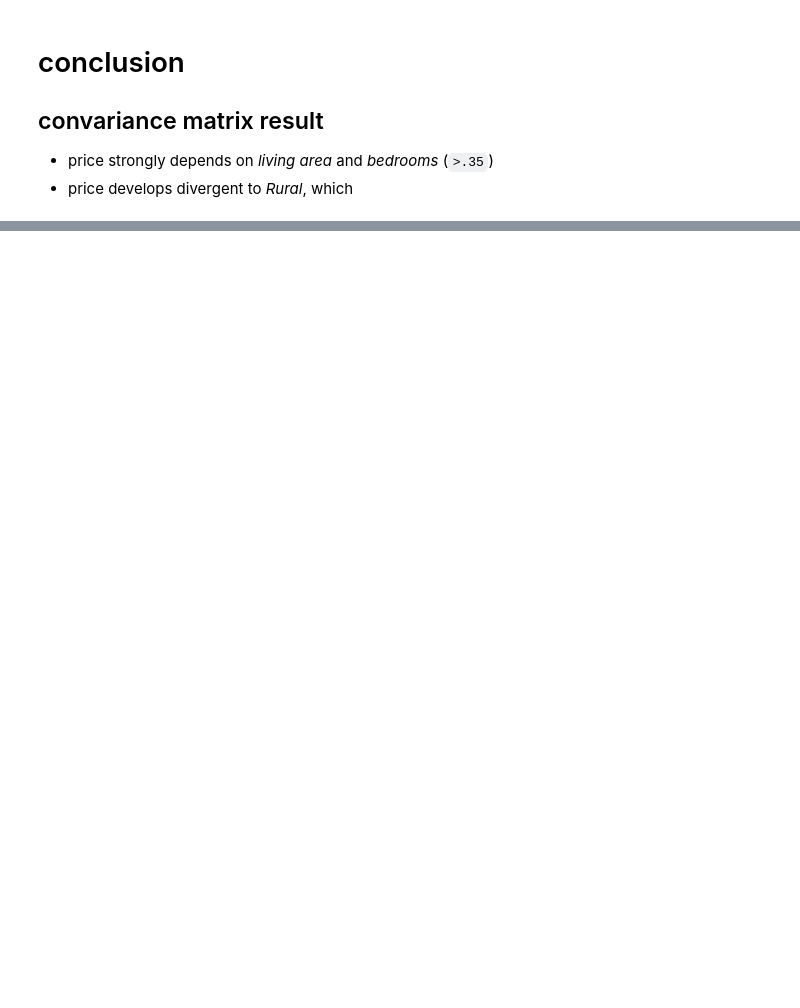
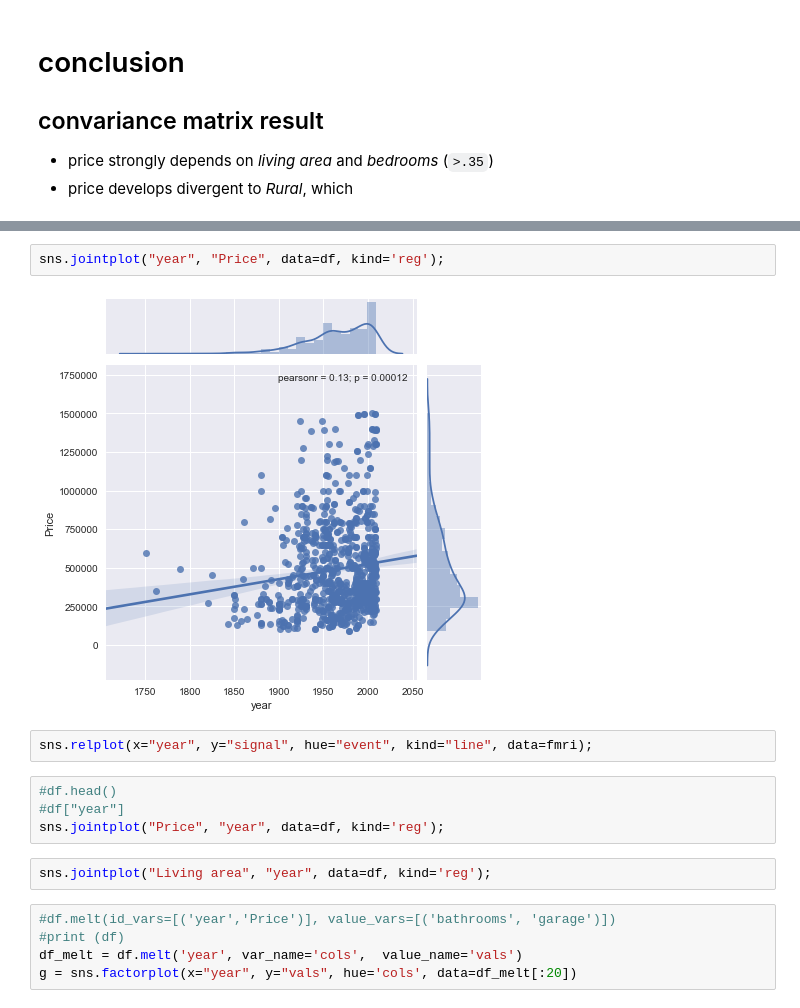
Before and after one commit to jank84/real_e, a Jupyter notebook: real estate.ipynb, the cells around one changed output, grey strips where cells are left out. Drawn from its saved outputs; the diff is of its cells as text; blank space fills up the shorter version.

```diff
--- a/real estate.ipynb
+++ b/real estate.ipynb
@@ -95,0 +109,17 @@ sns.heatmap(data=correlation_matrix, annot=True)
+# %%
+sns.jointplot("year", "Price", data=df, kind='reg');
+# %% [output]
+[figure, added]
+# %%
+sns.relplot(x="year", y="signal", hue="event", kind="line", data=fmri);
+# %%
+#df.head()
+#df["year"]
+sns.jointplot("Price", "year", data=df, kind='reg');
+# %%
+sns.jointplot("Living area", "year", data=df, kind='reg');
+# %%
+#df.melt(id_vars=[('year','Price')], value_vars=[('bathrooms', 'garage')])
+#print (df)
+df_melt = df.melt('year', var_name='cols',  value_name='vals')
+g = sns.factorplot(x="year", y="vals", hue='cols', data=df_melt[:20])
```
Also changed, not shown: parts of 8 cells of this notebook.
